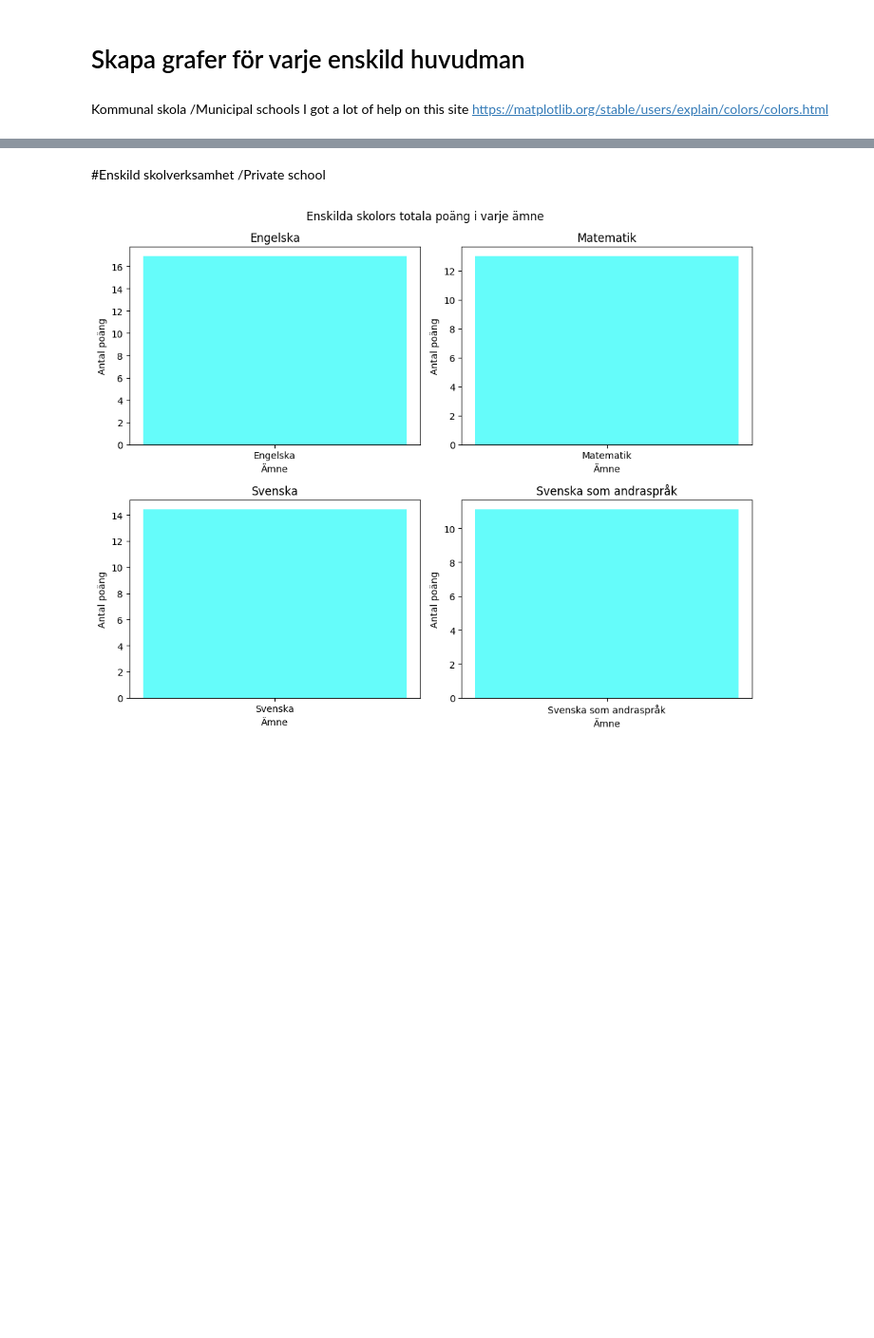
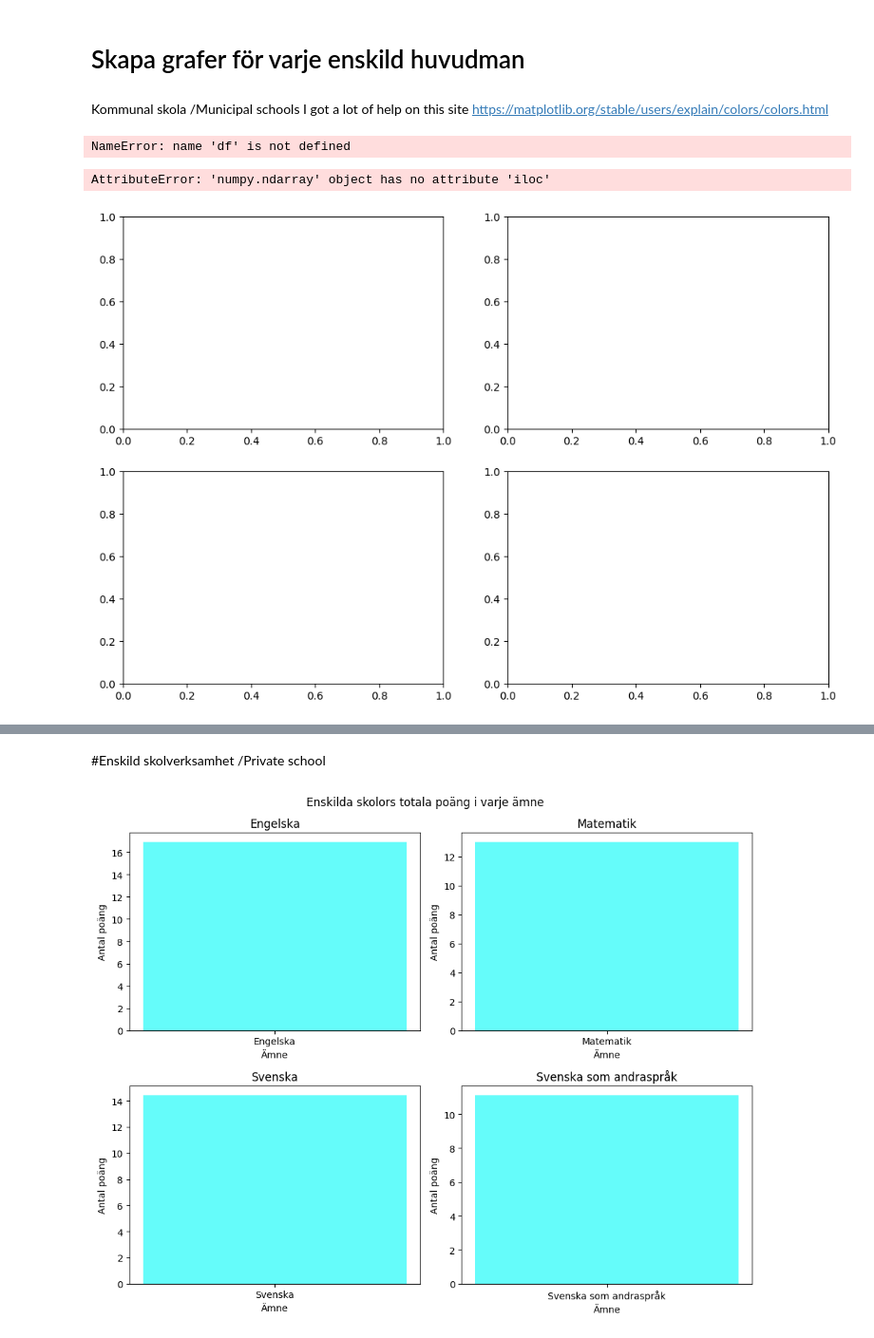
Before and after one commit to saraonsala/Python-Sara-Mellgren-OOPA23, a Jupyter notebook: Labb_2/Labb_2.ipynb, the cells around one changed output, grey strips where cells are left out. Shown at 95% size. Saved outputs shown, nothing was run; the diff lists cells and outputs as text; code cells hidden in the pictures; blank space fills up the shorter version.

```diff
--- a/Labb_2/Labb_2.ipynb
+++ b/Labb_2/Labb_2.ipynb
@@ -145,3 +150,34 @@ create_barplot(data)
 Kommunal skola /Municipal schools
 I got a lot of help on this site
 https://matplotlib.org/stable/users/explain/colors/colors.html
+# %%
+df.info()
+# %% [output]
+NameError: name 'df' is not defined
+# %%
+from turtle import color
+
+
+fig, axes = plt.subplots(2,2, figsize= (12,8))
+axes.iloc[0,0].bar("Total (poäng)", df_engelska, color='skyblue')
+axes.iloc[0,0].set_titel("Totalt poäng för Engelska")
+axes.iloc[0,0].set_xlabel("Huvudman")
+axes[0,0].set_ylabel("Total poäng")
+
+axes.iloc[0,0].bar("Total (poäng)", df_svenska, color='salmon')
+axes.iloc[0,0].set_titel("Totalt poäng för Svenska")
+axes.iloc[0,0].set_xlabel("Huvudman")
+axes.iloc[0,0].set_ylabel("Total poäng")
+
+axes.iloc[0,0].bar("Total (poäng)", df_matematik, color='lightgreen')
+axes.iloc[0,0].set_titel("Totalt poäng för Matematik")
+axes.iloc[0,0].set_xlabel("Huvudman")
+axes.iloc[0,0].set_ylabel("Total poäng")
+
+axes.iloc[0,0].bar("Total (poäng)", df_svenska_som_andraspråk, color='gold')
+axes.iloc[0,0].set_titel("Totalt poäng för Svenska som andraspråk")
+axes.iloc[0,0].set_xlabel("Huvudman")
+axes.iloc[0,0].set_ylabel("Total poäng")
+# %% [output]
+AttributeError: 'numpy.ndarray' object has no attribute 'iloc'
+[figure, added]
```
Also changed, not shown: parts of 12 cells of this notebook, 3 other files.
